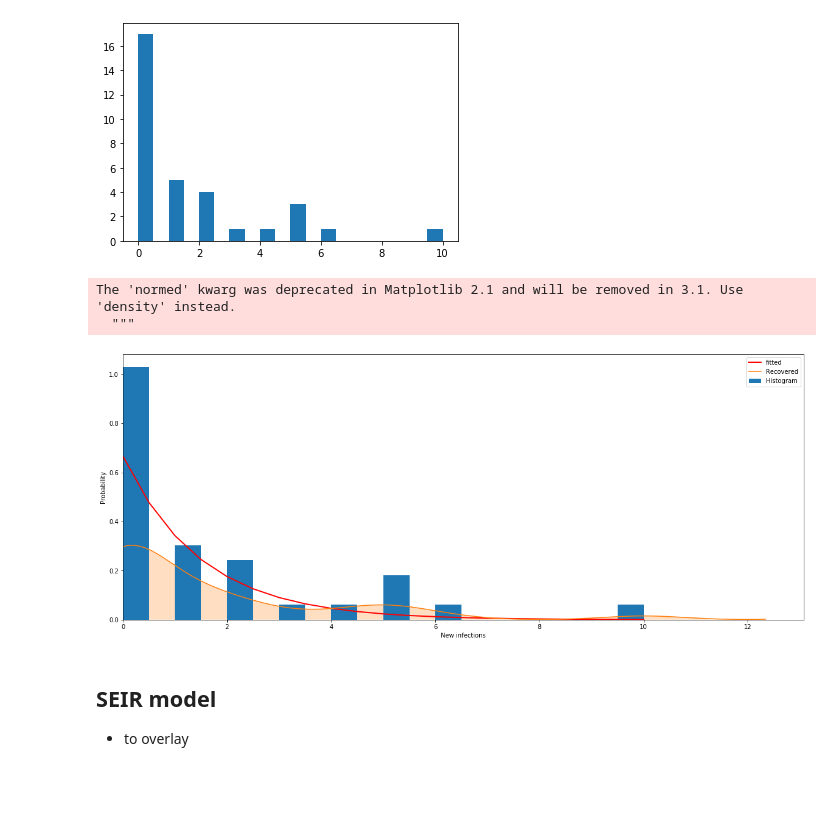
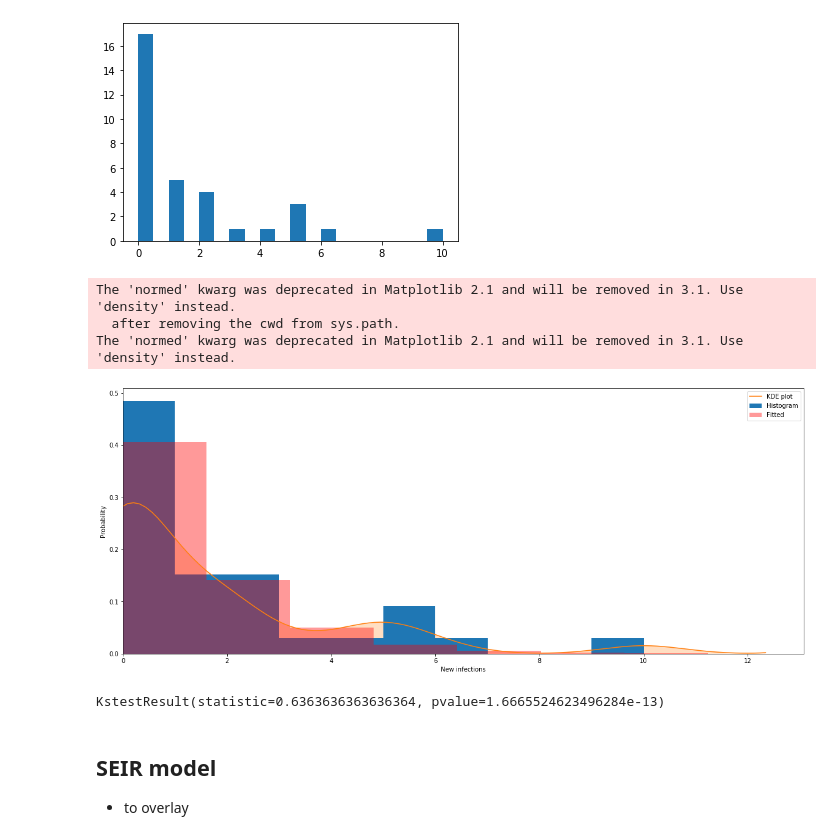
Before and after one commit to leebond/sgwuhan-network, a Jupyter notebook: covid19-simulation-sg.ipynb, the cells around one changed output. Cells and saved outputs as stored; diff of their text form; code cells hidden in the pictures; blank space fills up the shorter version.

```diff
--- a/covid19-simulation-sg.ipynb
+++ b/covid19-simulation-sg.ipynb
@@ -17,10 +15,18 @@ pd.set_option('display.max_rows',300)
 # %%
-d = {'Jan 23':1,'Jan 24':2,'Jan 25':0,'Jan 26':1,'Jan 27':1, 'Jan 28':2,'Jan 29':3,'Jan 30':2,'Jan 31':4,'Feb 1':2,\
+# local
+d_local = {'Feb 2': 0, 'Feb 3': 0, 'Feb 4': 6, 'Feb 5':4, 'Feb 6': 2, 'Feb 7': 4, 'Feb 8':7, 'Feb 9': 3, 'Feb 10': 2, \
+    'Feb 11': 2, 'Feb 12': 2, 'Feb 13': 8, 'Feb 14': 9, 'Feb 15': 5, 'Feb 16': 3, 'Feb 17': 2, 'Feb 18': 4, 'Feb 19': 3, \
+    'Feb 20': 1, 'Feb 21': 1, 'Feb 22': 3, 'Feb 23': 0, 'Feb 24': 1, 'Feb 25': 1, 'Feb 26': 2}
+
+# first reported
+d = {'Jan 23':1,'Jan 24':2,'Jan 25':0,'Jan 26':1,'Jan 27':1,'Jan 28':2,'Jan 29':3,'Jan 30':3,'Jan 31':3,'Feb 1':2,\
     'Feb 2': 0, 'Feb 3': 0, 'Feb 4': 6, 'Feb 5':4, 'Feb 6': 2, 'Feb 7': 4, 'Feb 8':7, 'Feb 9': 3, 'Feb 10': 2, \
     'Feb 11': 2, 'Feb 12': 2, 'Feb 13': 8, 'Feb 14': 9, 'Feb 15': 5, 'Feb 16': 3, 'Feb 17': 2, 'Feb 18': 4, 'Feb 19': 3, \
-    'Feb 20': 1, 'Feb 21': 1, 'Feb 22': 3, 'Feb 23': 0, 'Feb 24': 1}
+    'Feb 20': 1, 'Feb 21': 1, 'Feb 22': 3, 'Feb 23': 0, 'Feb 24': 1, 'Feb 25': 1, 'Feb 26': 2}
+
+# discharged
 r = {'Feb 4':1,'Feb 7':1,'Feb 9':4,'Feb 10':1,'Feb 11':2,'Feb 12': 6,'Feb 14': 2, 'Feb 15':1,'Feb 16': 1, 'Feb 17': 5,\
-     'Feb 18': 5, 'Feb 19': 5, 'Feb 20': 3, 'Feb 21': 10, 'Feb 22': 2, 'Feb 23': 2, 'Feb 24': 2}
+     'Feb 18': 5, 'Feb 19': 5, 'Feb 20': 3, 'Feb 21': 10, 'Feb 22': 2, 'Feb 23': 2, 'Feb 24': 2, 'Feb 25':5, 'Feb 26':4}
 # %%
 inf = pd.DataFrame.from_dict(d,orient='index',columns=['count']).reset_index()
 inf.columns = ['Date','New Infected']
@@ -124,21 +283,28 @@ plt.show()
 [figure]
 # %%
 shape, scale = 1, 1.5 # manual
-import scipy.special as sps
 fig = plt.figure(figsize=(20,8))
 
-count, gbins, ignored = plt.hist(total['Recovered'], bins=20, normed=True, label='Histogram')
-y = gbins**(shape-1)*(np.exp(-gbins/scale) /(sps.gamma(shape)*scale**shape))
-plt.plot(gbins, y, linewidth=2, color='r', label='fitted')
-sb.kdeplot(total['Recovered'], shade=True).set(xlim=(0), label='KDE plot')
+gcount, gbins, ignored = plt.hist(total['Recovered'], bins=10, normed=True, label='Histogram')
+sb.kdeplot(total['Recovered'], shade=True, label='KDE plot').set(xlim=(0))
 
+g = np.random.gamma(shape, scale, 10000)
+fcount, fbins, ignored = plt.hist(g, bins=10, normed=True, label='Fitted', alpha = 0.4, color='r')
+
+plt.legend()
 plt.ylabel("Probability")
 plt.xlabel("New infections")
 plt.show()
 # %% [output]
 The 'normed' kwarg was deprecated in Matplotlib 2.1 and will be removed in 3.1. Use 'density' instead.
-  """
+  after removing the cwd from sys.path.
+The 'normed' kwarg was deprecated in Matplotlib 2.1 and will be removed in 3.1. Use 'density' instead.
-[figure, old version]
+[figure, new version]
+# %%
+from scipy.stats import kstest
+kstest(total['Recovered'], 'gamma', args=[shape,scale])
+# %% [output]
+KstestResult(statistic=0.6363636363636364, pvalue=1.6665524623496284e-13)
 # %% [markdown]
 ## SEIR model
 - to overlay
```
Also changed, not shown: parts of 27 cells of this notebook, 3 other files.
